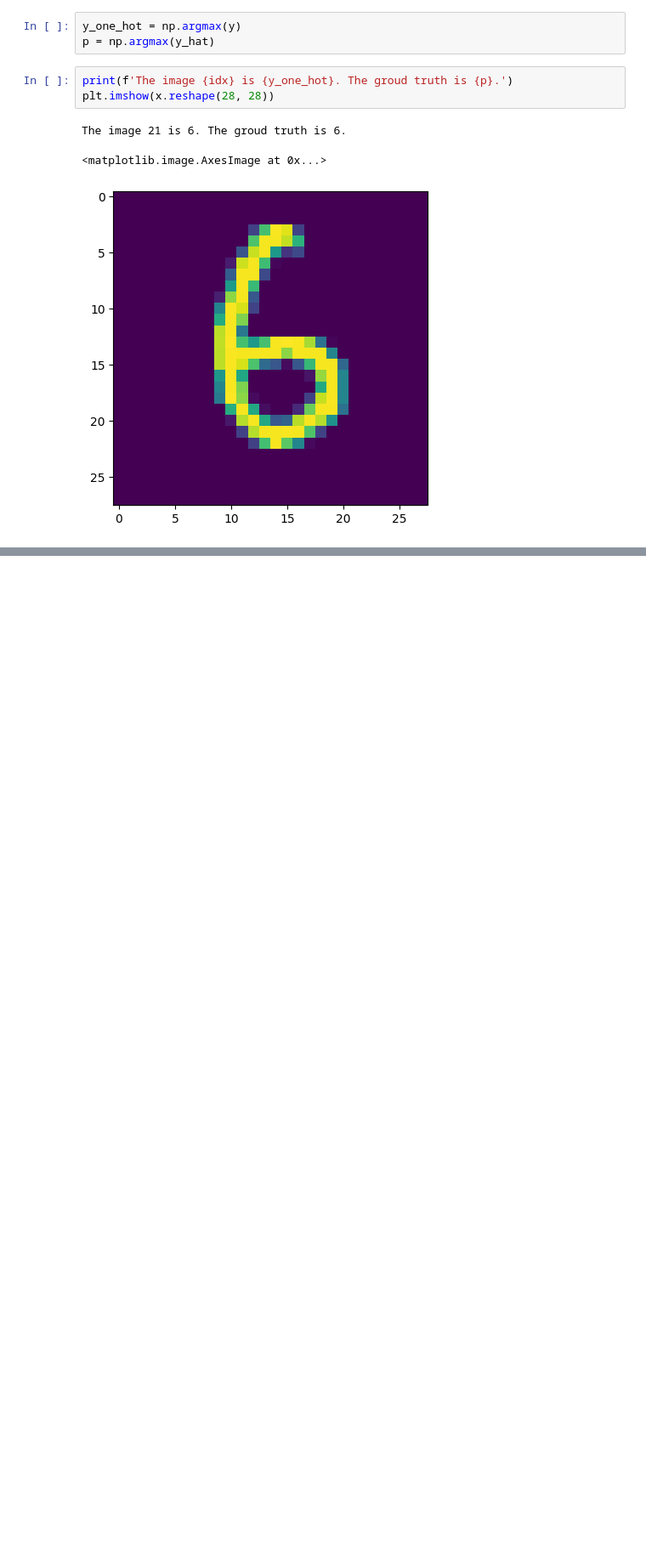
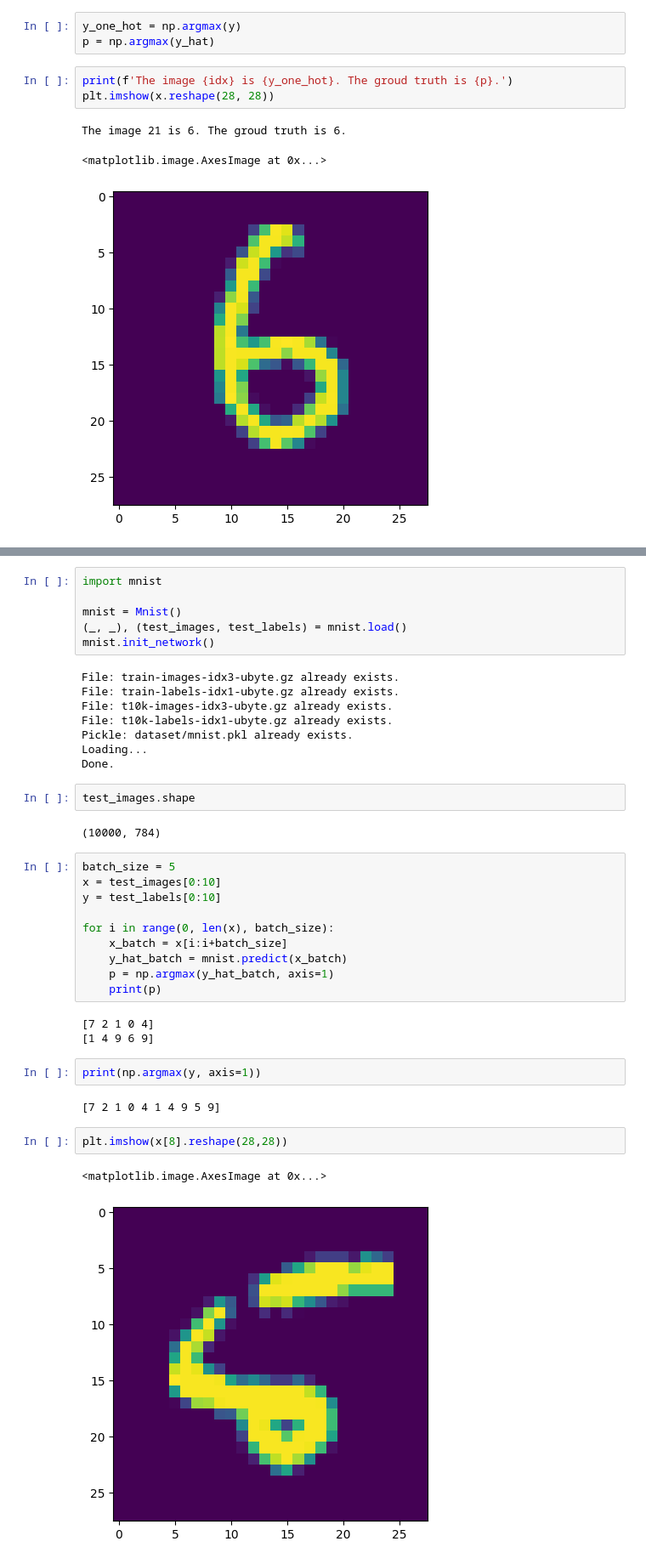
Before and after one commit to jrkwon/ece5831-2024-code, a Jupyter notebook: 05/module5-minist.ipynb, the cells around one changed output, grey strips where cells are left out. Shown at 85% size. Saved outputs shown, nothing was run; the diff lists cells and outputs as text; blank space fills up the shorter version.

Commit message:
test mnist class

```diff
--- a/05/module5-minist.ipynb
+++ b/05/module5-minist.ipynb
@@ -599,0 +633,40 @@ The image 21 is 6. The groud truth is 6.
+# %%
+import mnist
+
+mnist = Mnist()
+(_, _), (test_images, test_labels) = mnist.load()
+mnist.init_network()
+# %% [output]
+File: train-images-idx3-ubyte.gz already exists.
+File: train-labels-idx1-ubyte.gz already exists.
+File: t10k-images-idx3-ubyte.gz already exists.
+File: t10k-labels-idx1-ubyte.gz already exists.
+Pickle: dataset/mnist.pkl already exists.
+Loading...
+Done.
+# %%
+test_images.shape
+# %% [output]
+(10000, 784)
+# %%
+batch_size = 5
+x = test_images[0:10]
+y = test_labels[0:10]
+
+for i in range(0, len(x), batch_size):
+    x_batch = x[i:i+batch_size]
+    y_hat_batch = mnist.predict(x_batch)
+    p = np.argmax(y_hat_batch, axis=1)
+    print(p)
+# %% [output]
+[7 2 1 0 4]
+[1 4 9 6 9]
+# %%
+print(np.argmax(y, axis=1))
+# %% [output]
+[7 2 1 0 4 1 4 9 5 9]
+# %%
+plt.imshow(x[8].reshape(28,28))
+# %% [output]
+<matplotlib.image.AxesImage at 0x...>
+[figure, added]
```
Also changed, not shown: parts of 8 cells of this notebook, 1 other file.
